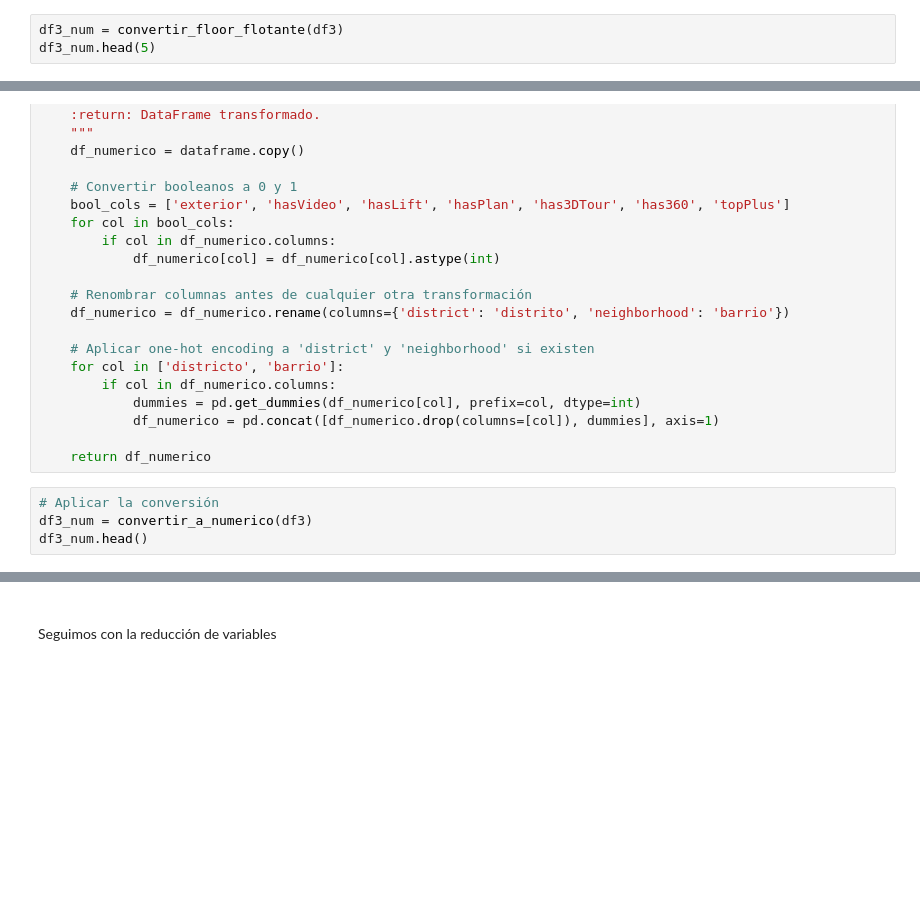
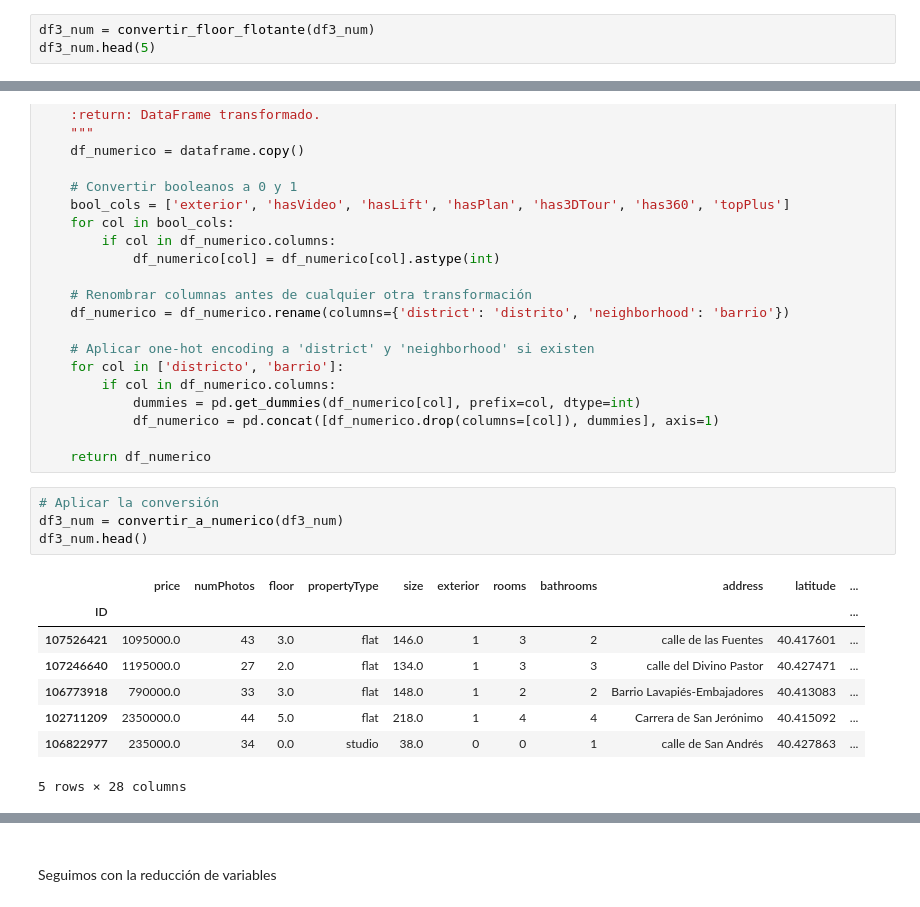
Before and after one commit to angelgvill/DS_ML_Machine_Learning_viviendaMadrid, a Jupyter notebook: notebooks/02_Analisis_exploratorio.ipynb, the cells around one changed output, grey strips where cells are left out. Saved outputs shown, nothing was run; the diff lists cells and outputs as text; blank space fills up the shorter version.

```diff
--- a/notebooks/02_Analisis_exploratorio.ipynb
+++ b/notebooks/02_Analisis_exploratorio.ipynb
@@ -1113,7 +1116,7 @@ def convertir_floor_flotante(dataframe):
 
     return dataframe
 # %%
-df3_num = convertir_floor_flotante(df3)
+df3_num = convertir_floor_flotante(df3_num)
 df3_num.head(5)
 # %% [output]
 |  | price | numPhotos | floor | propertyType | size | exterior | rooms | bathrooms | address | ... |
@@ -1164,7 +1218,16 @@ def convertir_a_numerico (dataframe):
     return df_numerico
 # %%
 # Aplicar la conversión
-df3_num = convertir_a_numerico(df3)
+df3_num = convertir_a_numerico(df3_num)
 df3_num.head()
+# %% [output]
+|  | price | numPhotos | floor | propertyType | size | exterior | rooms | bathrooms | address | latitude | ... |
+| ID |  |  |  |  |  |  |  |  |  |  | ... |
+| 107526421 | 1095000.0 | 43 | 3.0 | flat | 146.0 | 1 | 3 | 2 | calle de las Fuentes | 40.417601 | ... |
+| 107246640 | 1195000.0 | 27 | 2.0 | flat | 134.0 | 1 | 3 | 3 | calle del Divino Pastor | 40.427471 | ... |
+| 106773918 | 790000.0 | 33 | 3.0 | flat | 148.0 | 1 | 2 | 2 | Barrio Lavapiés-Embajadores | 40.413083 | ... |
+| 102711209 | 2350000.0 | 44 | 5.0 | flat | 218.0 | 1 | 4 | 4 | Carrera de San Jerónimo | 40.415092 | ... |
+| 106822977 | 235000.0 | 34 | 0.0 | studio | 38.0 | 0 | 0 | 1 | calle de San Andrés | 40.427863 | ... |
+5 rows × 28 columns
 # %%
 numericas (df3_num)
```
Also changed, not shown: parts of 12 cells of this notebook, 1 other file.
